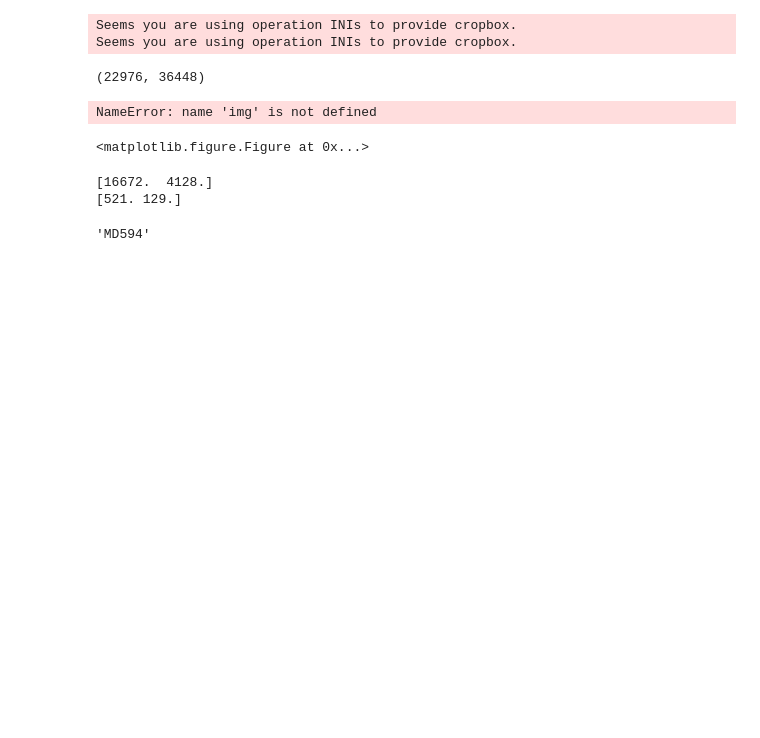
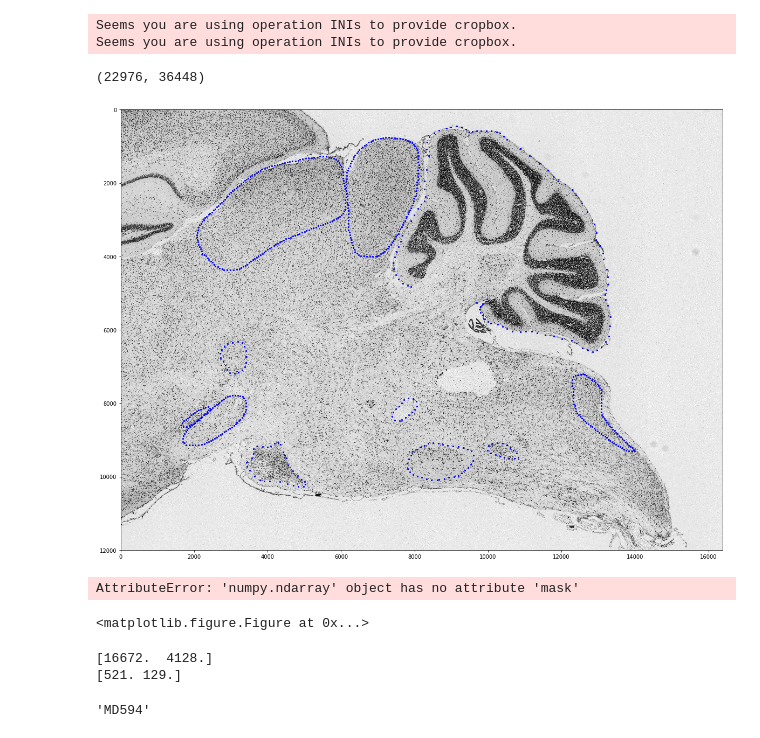
Before and after one commit to ActiveBrainAtlas/MouseBrainAtlas_dev, a Jupyter notebook: demo/data_manipulations/Human_Annotation_Plotting.ipynb, the cells around one changed output. Cells and saved outputs as stored; diff of their text form; code cells hidden in the pictures; blank space fills up the shorter version.

```diff
--- a/demo/data_manipulations/Human_Annotation_Plotting.ipynb
+++ b/demo/data_manipulations/Human_Annotation_Plotting.ipynb
@@ -109,6 +208,66 @@ Seems you are using operation INIs to provide cropbox.
 np.shape(img)
 # %% [output]
 (22976, 36448)
+# %%
+from PIL import Image
+Image.MAX_IMAGE_PIXELS = None
+img = Image.open( '/home/alexn/Downloads/MD585-IHC47-2015.08.19-14.53.04_MD585_3_0141_prep2_lossless_gray.tif' )
+# %%
+prep = 2
+# %%
+section = metadata_cache['filenames_to_sections'][stack]['MD585-IHC47-2015.08.19-14.53.04_MD585_3_0141']
+# %%
+plt.figure(figsize=(20, 20))
+plt.imshow(np.asarray(img), cmap='gray')
+
+# Prep 2
+offsets = {'MD585':[952,-448],'MD589':[-1570,-350],'MD594':[-2225,-400]}
+offsets = {'MD585':[-950,400]}
+
+# Prep 5
+#prep5_to_prep2_offsets = {'MD585':[15072,3424],'MD589':[-0,-0],'MD594':[-0,-0]}
+if prep==5:
+    offsets = {'MD585':[0,0],'MD589':[0,0],'MD594':[0,0]}
+
+# for structure in ['7n','IC','SNC','SNR']:
+for structure in structures_unsided_sorted_by_rostral_caudal_position:
+    x_offset = offsets[stack][0]
+    y_offset = offsets[stack][1]
+    x_raw = []
+    y_raw = []
+    x_thumb = []
+    y_thumb = []
+
+    try:
+        for i in range(num_annotations):
+            if prep==2:
+                curr_section = hand_annotations_prep2['section'][i]
+                if curr_section != section:
+                    continue
+                structure = hand_annotations_prep2['name'][i]
+                side = hand_annotations_prep2['side'][i]
+                vertices = hand_annotations_prep2['vertices'][i]
+            elif prep==5:
+                curr_section = hand_annotations_prep5['section'][i]
+                if curr_section != section:
+                    continue
+                structure = hand_annotations_prep5['name'][i]
+                side = hand_annotations_prep5['side'][i]
+                vertices = hand_annotations_prep5['vertices'][i]
+
+            for x, y in vertices:
+                x_raw.append( int(round(float(x))+x_offset) )
+                y_raw.append( int(round(float(y))+y_offset) )
+                x_thumb.append( (float(x)/32)+x_offset/32 )
+                y_thumb.append( (float(y)/32)+y_offset/32 )
+    except Exception as e:
+#         print structure+' skipped'
+#         print e
+        continue
+
+    plt.scatter(x_raw, y_raw, s=1, c='blue', alpha=.5)
+# %% [output]
+[figure, added]
 # %%
 plt.figure(figsize=(20, 20))
 plt.imshow(img, cmap='gray')
@@ -158,7 +317,7 @@ for structure in structures_unsided_sorted_by_rostral_caudal_position:
 
     plt.scatter(x_raw, y_raw, s=1, c='blue', alpha=.5)
 # %% [output]
-NameError: name 'img' is not defined
+AttributeError: 'numpy.ndarray' object has no attribute 'mask'
 <matplotlib.figure.Figure at 0x...>
 # %%
 # Prep5 -> Prep2 real offset
```
Also changed, not shown: parts of 7 cells of this notebook, 8 other files.
